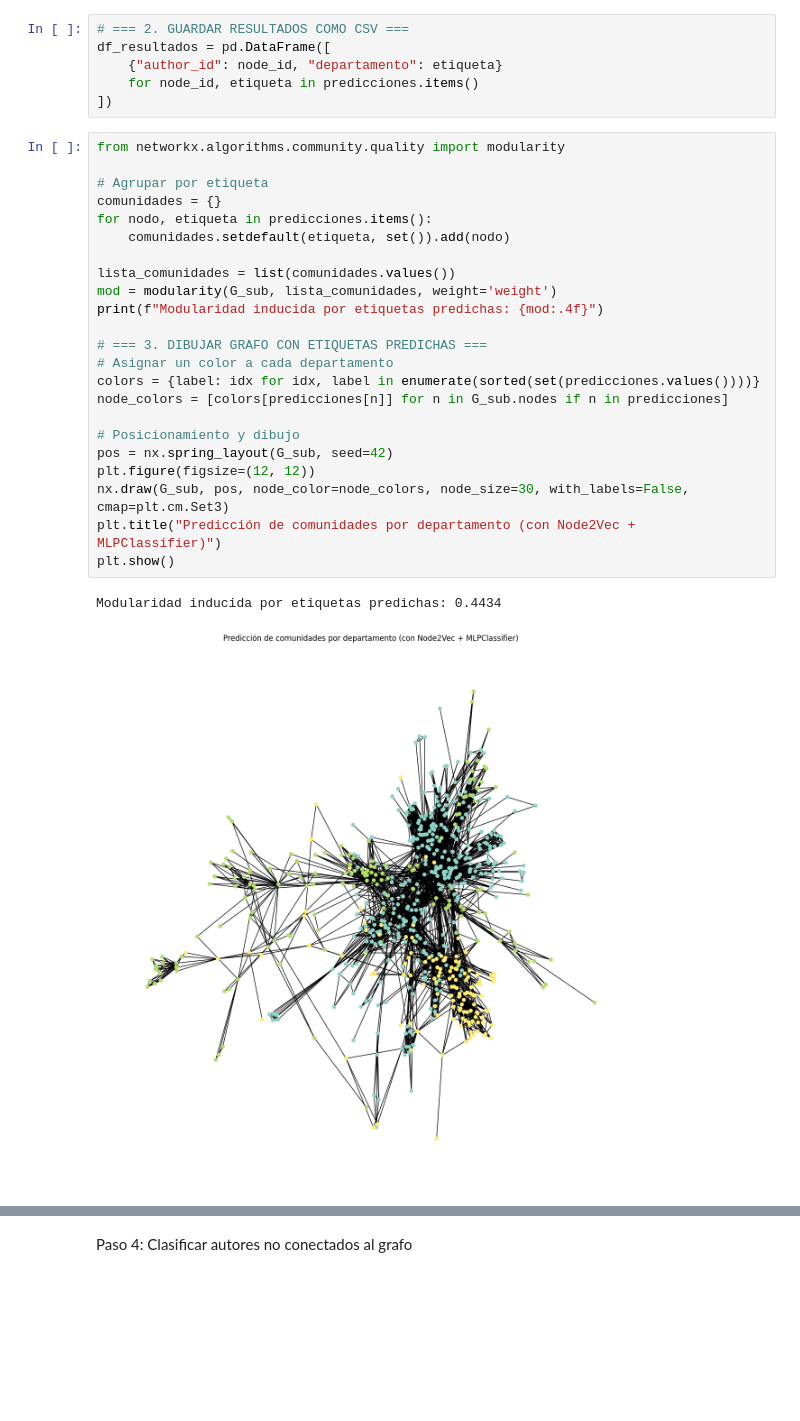
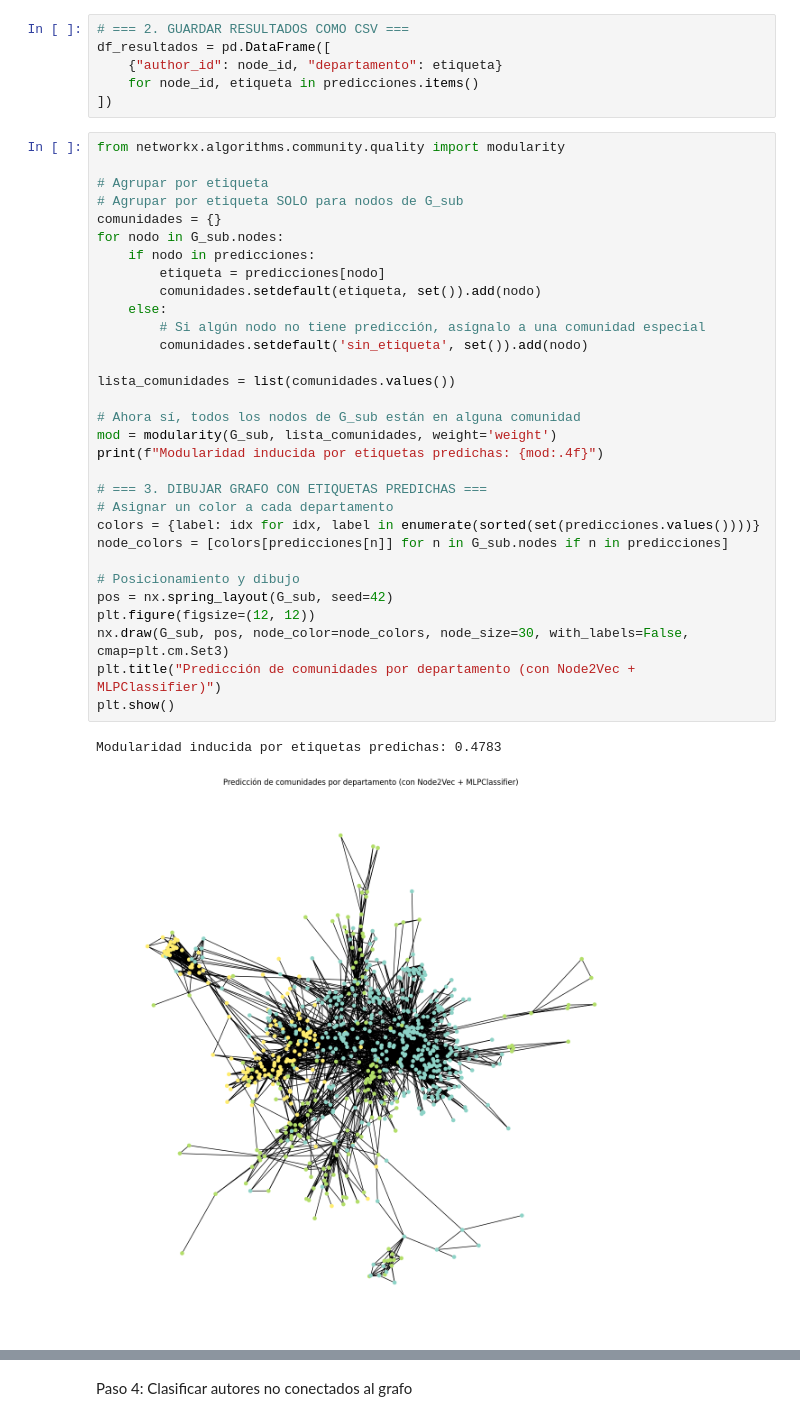
Before and after one commit to PabloGradolph/TFM_Bibliometrics, a Jupyter notebook: analysis/authors_global_clustering/networks/authors_semisupervised.ipynb, the cells around one changed output, grey strips where cells are left out. Saved outputs shown, nothing was run; the diff lists cells and outputs as text; blank space fills up the shorter version.

Commit message:
Proceso de actualización en proceso: He corregido errores en todo el proceso de actualización y ahora debería funcionar correctamente a falta de la respuesta de la API de GesBIB

```diff
--- a/analysis/authors_global_clustering/networks/authors_semisupervised.ipynb
+++ b/analysis/authors_global_clustering/networks/authors_semisupervised.ipynb
@@ -390,29 +390,37 @@ df_resultados = pd.DataFrame([
 # %%
 from networkx.algorithms.community.quality import modularity
 
 # Agrupar por etiqueta
+# Agrupar por etiqueta SOLO para nodos de G_sub
 comunidades = {}
-for nodo, etiqueta in predicciones.items():
-    comunidades.setdefault(etiqueta, set()).add(nodo)
+for nodo in G_sub.nodes:
+    if nodo in predicciones:
+        etiqueta = predicciones[nodo]
+        comunidades.setdefault(etiqueta, set()).add(nodo)
+    else:
+        # Si algún nodo no tiene predicción, asígnalo a una comunidad especial
+        comunidades.setdefault('sin_etiqueta', set()).add(nodo)
 
 lista_comunidades = list(comunidades.values())
+
+# Ahora sí, todos los nodos de G_sub están en alguna comunidad
 mod = modularity(G_sub, lista_comunidades, weight='weight')
 print(f"Modularidad inducida por etiquetas predichas: {mod:.4f}")
 
 # === 3. DIBUJAR GRAFO CON ETIQUETAS PREDICHAS ===
 # Asignar un color a cada departamento
 colors = {label: idx for idx, label in enumerate(sorted(set(predicciones.values())))}
 node_colors = [colors[predicciones[n]] for n in G_sub.nodes if n in predicciones]
 
 # Posicionamiento y dibujo
 pos = nx.spring_layout(G_sub, seed=42)
 plt.figure(figsize=(12, 12))
 nx.draw(G_sub, pos, node_color=node_colors, node_size=30, with_labels=False, cmap=plt.cm.Set3)
 plt.title("Predicción de comunidades por departamento (con Node2Vec + MLPClassifier)")
 plt.show()
 # %% [output]
-Modularidad inducida por etiquetas predichas: 0.4434
+Modularidad inducida por etiquetas predichas: 0.4783
-[figure, old version]
+[figure, new version]
 # %%
 print(id_a_label)
 print(predicciones)
```
Also changed, not shown: parts of 9 cells of this notebook, 37 other files.
